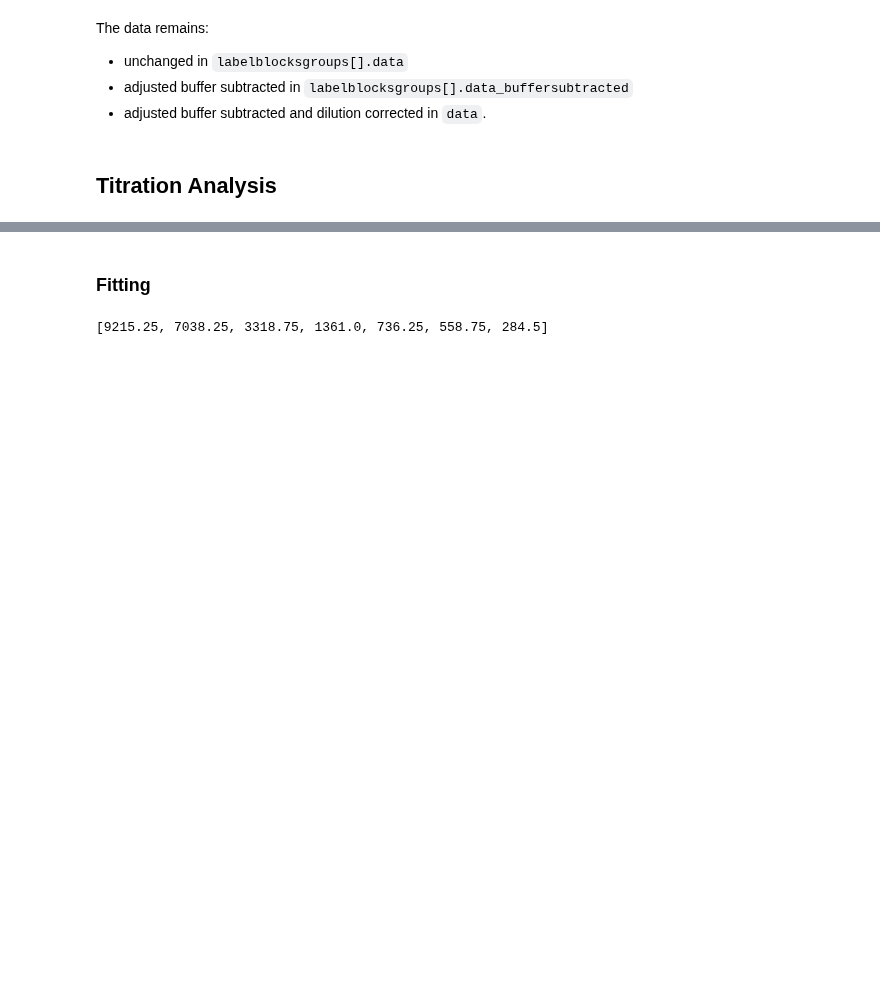
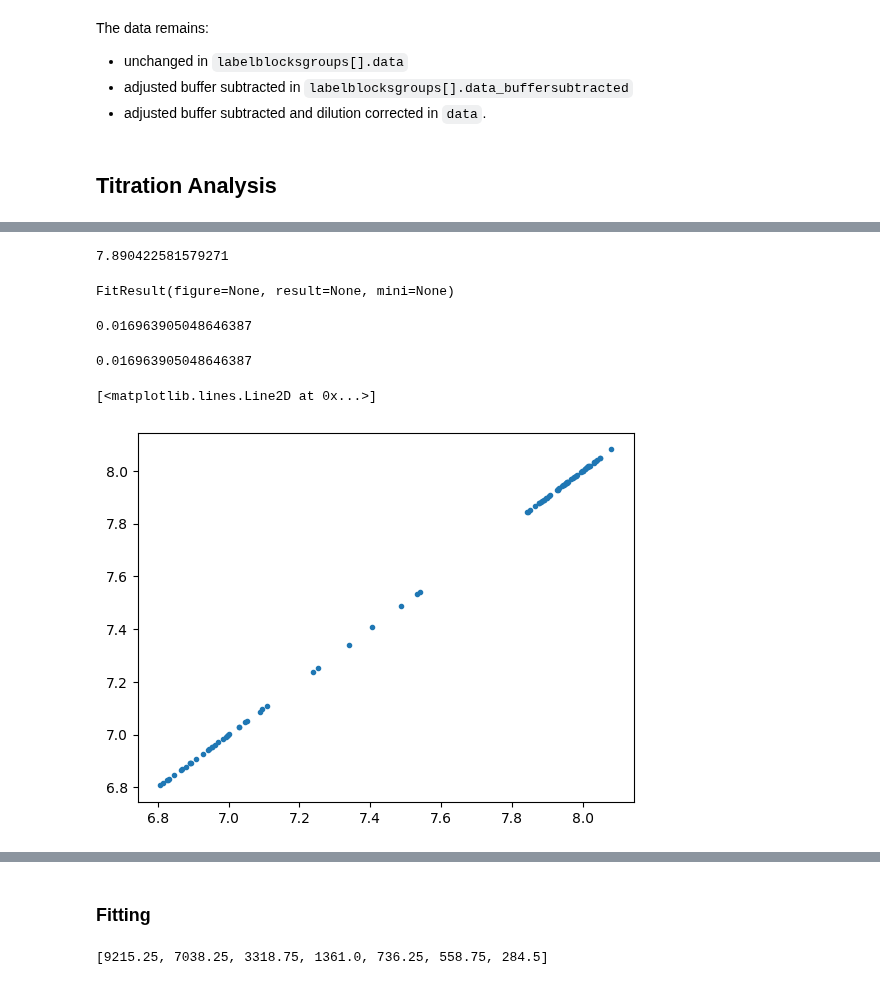
Before and after one commit to darosio/ClopHfit, a Jupyter notebook: docs/tutorials/prtecan.ipynb, the cells around one changed output, grey strips where cells are left out. Cells and saved outputs as stored; diff of their text form; code cells hidden in the pictures; blank space fills up the shorter version.

```diff
--- a/docs/tutorials/prtecan.ipynb
+++ b/docs/tutorials/prtecan.ipynb
@@ -223,8 +224,8 @@ The data remains:
 # %% [markdown]
 ## Titration Analysis
 # %%
-ph_an = TitrationAnalysis.fromlistfile("./list.pH")
-ph_an.load_scheme("./scheme.txt")
-ph_an.load_additions("additions.pH")
-# g = ph_an.plot_buffer()
-ph_an.fitresults[1]
+titan = TitrationAnalysis.fromlistfile("./list.pH")
+titan.load_scheme("./scheme.txt")
+titan.load_additions("additions.pH")
+# g = titan.plot_buffer()
+titan.datafit_params = {"bg": True, "nrm": True, "dil": True}
@@ -244,0 +232,39 @@ ph_an.fitresults[1]
+# %%
+df1 = pd.read_csv("fit1.csv", index_col=0)
+# %%
+titan.fitresults[1]["H02"].result.params["K"].value
+# %% [output]
+7.890422581579271
+# %%
+titan.fitresults[0]["H02"]
+# %% [output]
+FitResult(figure=None, result=None, mini=None)
+# %%
+titan.fitresults[1]["H02"].result.params["K"].stderr
+# %% [output]
+0.016963905048646387
+# %%
+titan.fit_args = {"fin": -1}
+# %%
+titan.fitresults[2]["H02"].result.params["K"].stderr
+# %% [output]
+0.016963905048646387
+# %%
+data_dict = {}
+for k, fr in titan.fitresults[1].items():
+    data_dict[k] = fr.result.params["K"].value
+
+# convert the dictionary to a DataFrame
+df1n = pd.DataFrame(list(data_dict.items()), columns=["Well", "Value"])
+df1n.set_index("Well", inplace=True)
+df1n
+
+# assuming df2 is the other DataFrame you want to merge with
+# ensure that df2 also has 'Well' as its index
+merged_df = df1n.merge(df1, left_index=True, right_index=True)
+
+# print the merged DataFrame
+plt.plot(merged_df.K, merged_df.Value, ".")
+# %% [output]
+[<matplotlib.lines.Line2D at 0x...>]
+[figure, added]
```
Also changed, not shown: parts of 21 cells of this notebook, 5 other files.
